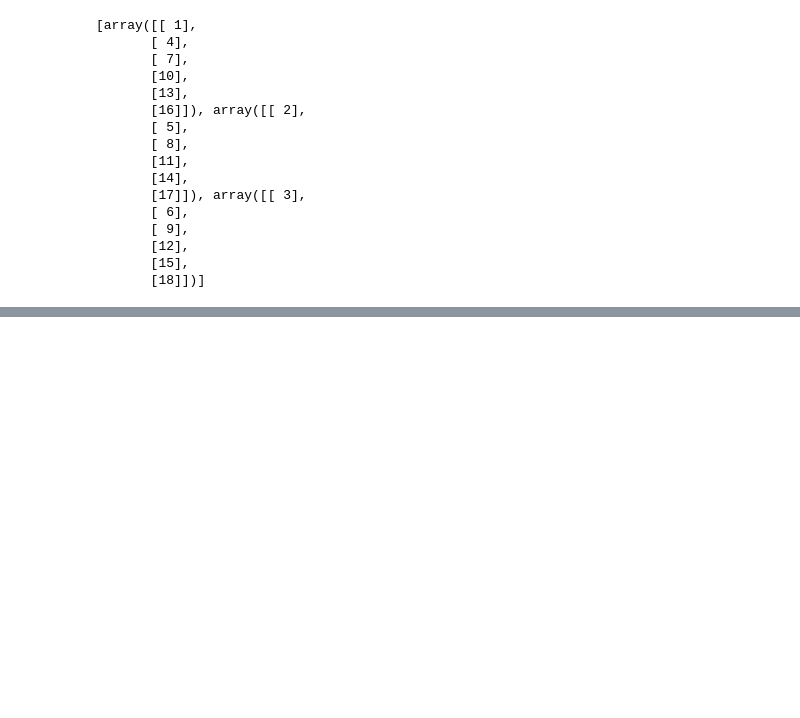
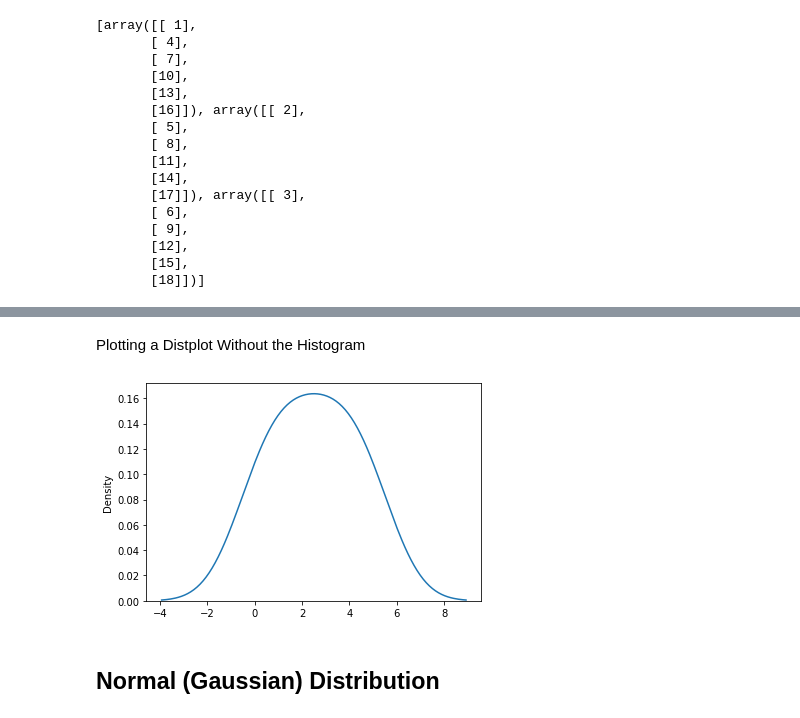
Before and after one commit to MorshedulHoque/NumPy, a Jupyter notebook: NumPy.ipynb, the cells around one changed output, grey strips where cells are left out. Drawn from its saved outputs; the diff is of its cells as text; code cells hidden in the pictures; blank space fills up the shorter version.

```diff
--- a/NumPy.ipynb
+++ b/NumPy.ipynb
@@ -772,0 +1168,14 @@ print(newarr)
+# %% [markdown]
+Plotting a Distplot Without the Histogram
+# %%
+import matplotlib.pyplot as plt
+import seaborn as sns
+
+sns.distplot([0, 1, 2, 3, 4, 5], hist=False)
+
+plt.show()
+#We will be using: sns.distplot(arr, hist=False) to visualize random distributions in this tutorial.
+# %% [output]
+[figure, added]
+# %% [markdown]
+## **Normal (Gaussian) Distribution**
```
Also changed, not shown: parts of 84 cells of this notebook.
